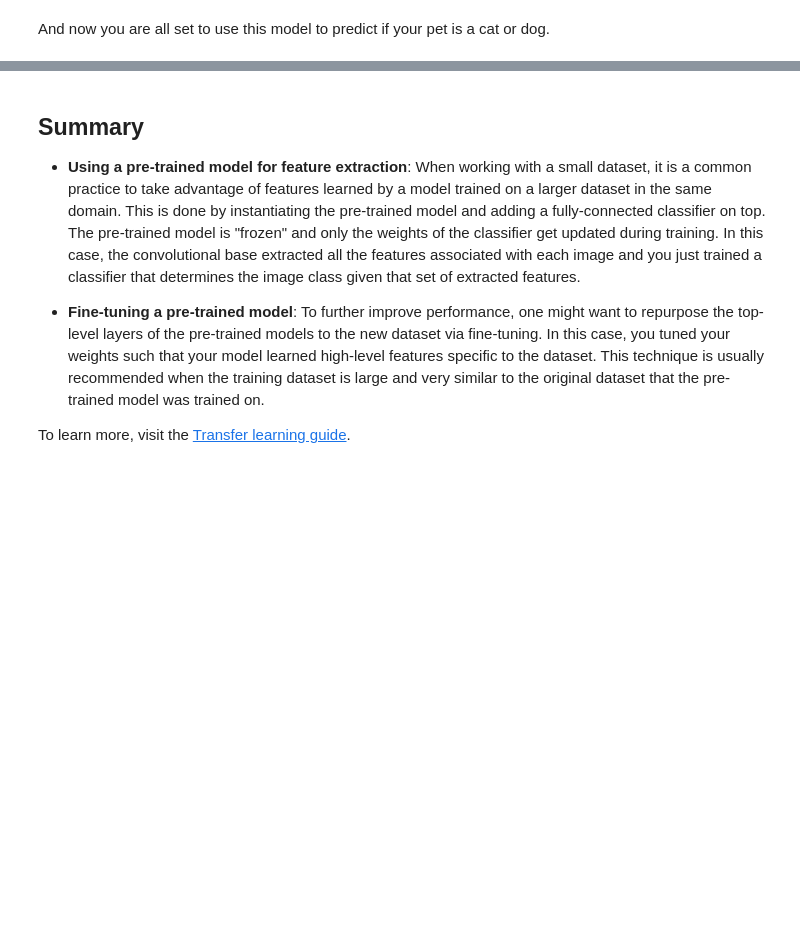
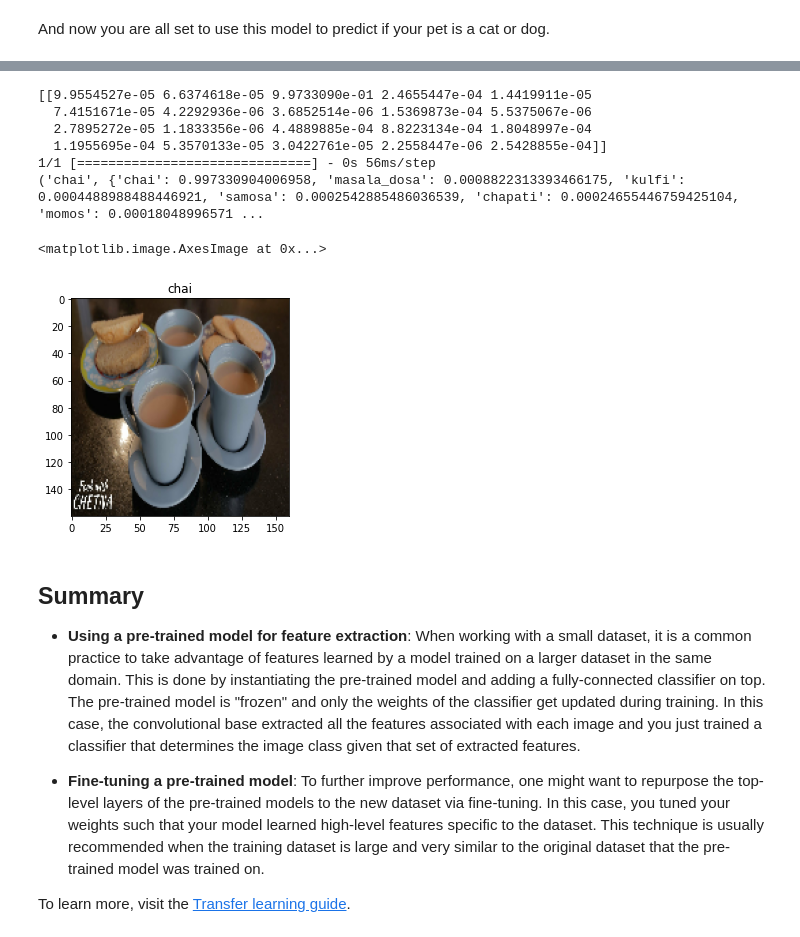
Before and after one commit to timmaier98/cantinaSelfCheckout, a Jupyter notebook: transfer_learning.ipynb, the cells around one changed output, grey strips where cells are left out. Drawn from its saved outputs; the diff is of its cells as text; code cells hidden in the pictures; blank space fills up the shorter version.

Commit message:
Fine-tuned the Model.

```diff
--- a/transfer_learning.ipynb
+++ b/transfer_learning.ipynb
@@ -617,14 +695,16 @@ for i in range(9):
 # %%
 ax = plt.subplot(1, 1,  1)
 img = image_batch[3].astype("uint8")
-print(img.shape)
-img_new = np.expand_dims(img, axis=0)
-print(img_new.shape)
-prediction = model.predict(img_new)
 print(prediction)
-if prediction > 0:
-    prediction = 1
-else:
-    prediction = 0
-plt.title(class_names[prediction])
+print(evaluate_image(img))
+plt.title(get_pos_of_max_p(prediction))
 plt.imshow(img)
+# %% [output]
+[[9.9554527e-05 6.6374618e-05 9.9733090e-01 2.4655447e-04 1.4419911e-05
+  7.4151671e-05 4.2292936e-06 3.6852514e-06 1.5369873e-04 5.5375067e-06
+  2.7895272e-05 1.1833356e-06 4.4889885e-04 8.8223134e-04 1.8048997e-04
+  1.1955695e-04 5.3570133e-05 3.0422761e-05 2.2558447e-06 2.5428855e-04]]
+1/1 [==============================] - 0s 56ms/step
+('chai', {'chai': 0.997330904006958, 'masala_dosa': 0.0008822313393466175, 'kulfi': 0.0004488988488446921, 'samosa': 0.0002542885486036539, 'chapati': 0.00024655446759425104, 'momos': 0.00018048996571 ...
+<matplotlib.image.AxesImage at 0x...>
+[figure, added]
```
Also changed, not shown: parts of 25 cells of this notebook, 1 other file.
